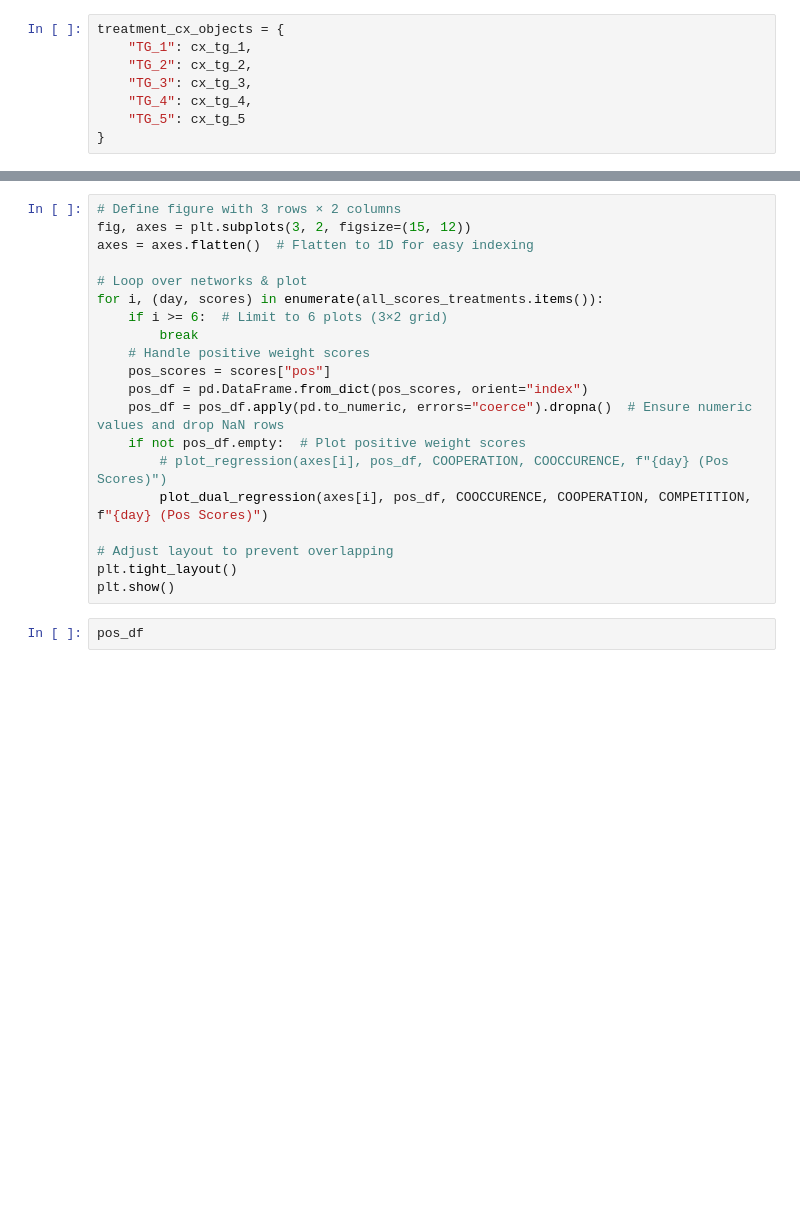
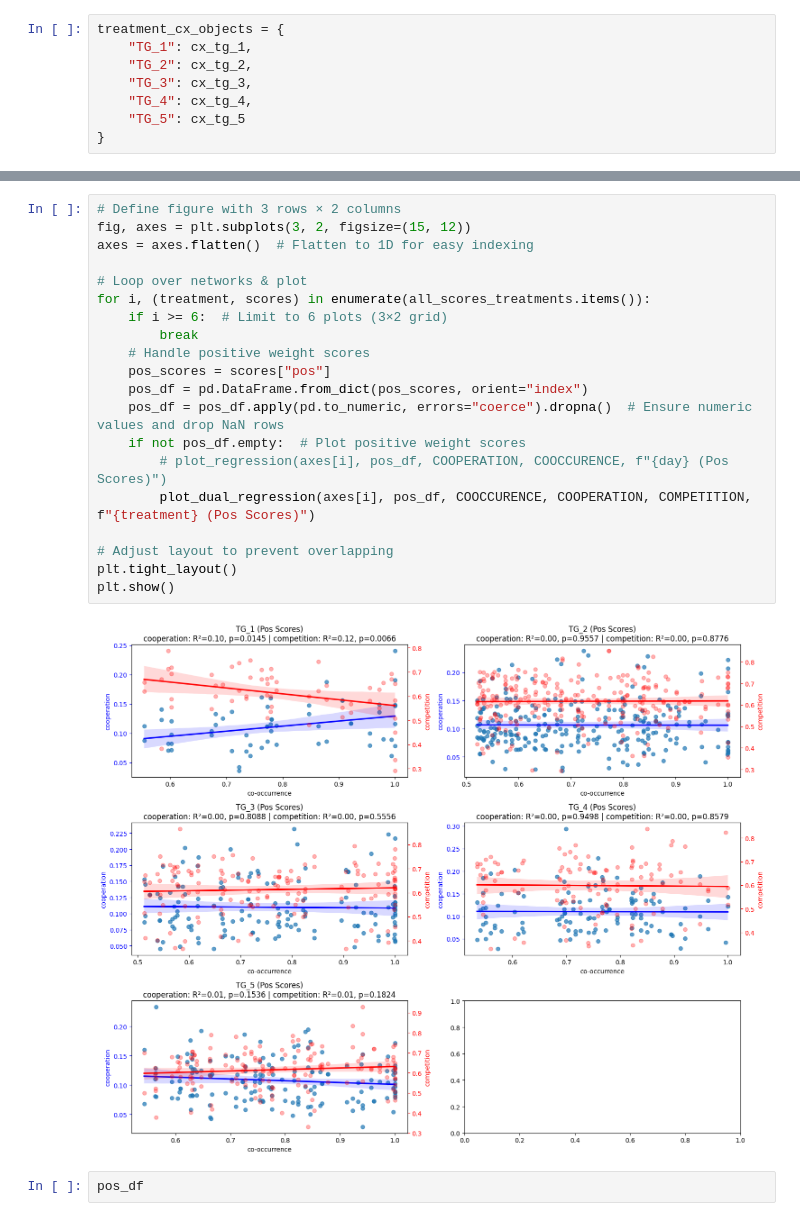
Before and after one commit to hariszaf/AMAC005_chicken_salmonella, a Jupyter notebook: microbetag_analysis/mtg_analysis.ipynb, the cells around one changed output, grey strips where cells are left out. Saved outputs shown, nothing was run; the diff lists cells and outputs as text; blank space fills up the shorter version.

```diff
--- a/microbetag_analysis/mtg_analysis.ipynb
+++ b/microbetag_analysis/mtg_analysis.ipynb
@@ -1166,23 +1288,25 @@ plt.show()
 # %%
 # Define figure with 3 rows × 2 columns
 fig, axes = plt.subplots(3, 2, figsize=(15, 12))
 axes = axes.flatten()  # Flatten to 1D for easy indexing
 
 # Loop over networks & plot
-for i, (day, scores) in enumerate(all_scores_treatments.items()):
+for i, (treatment, scores) in enumerate(all_scores_treatments.items()):
     if i >= 6:  # Limit to 6 plots (3×2 grid)
         break
     # Handle positive weight scores
     pos_scores = scores["pos"]
     pos_df = pd.DataFrame.from_dict(pos_scores, orient="index")
     pos_df = pos_df.apply(pd.to_numeric, errors="coerce").dropna()  # Ensure numeric values and drop NaN rows
     if not pos_df.empty:  # Plot positive weight scores
         # plot_regression(axes[i], pos_df, COOPERATION, COOCCURENCE, f"{day} (Pos Scores)")
-        plot_dual_regression(axes[i], pos_df, COOCCURENCE, COOPERATION, COMPETITION, f"{day} (Pos Scores)")
+        plot_dual_regression(axes[i], pos_df, COOCCURENCE, COOPERATION, COMPETITION, f"{treatment} (Pos Scores)")
 
 # Adjust layout to prevent overlapping
 plt.tight_layout()
 plt.show()
+# %% [output]
+[figure, added]
 # %%
 pos_df
 # %%
```
Also changed, not shown: parts of 45 cells of this notebook, 21 other files.
